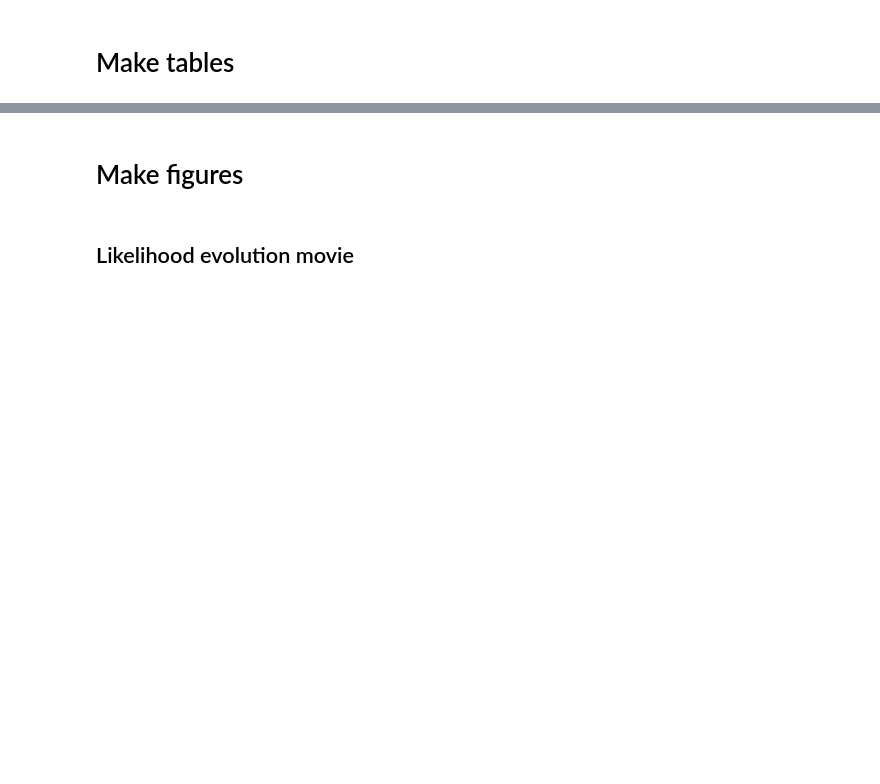
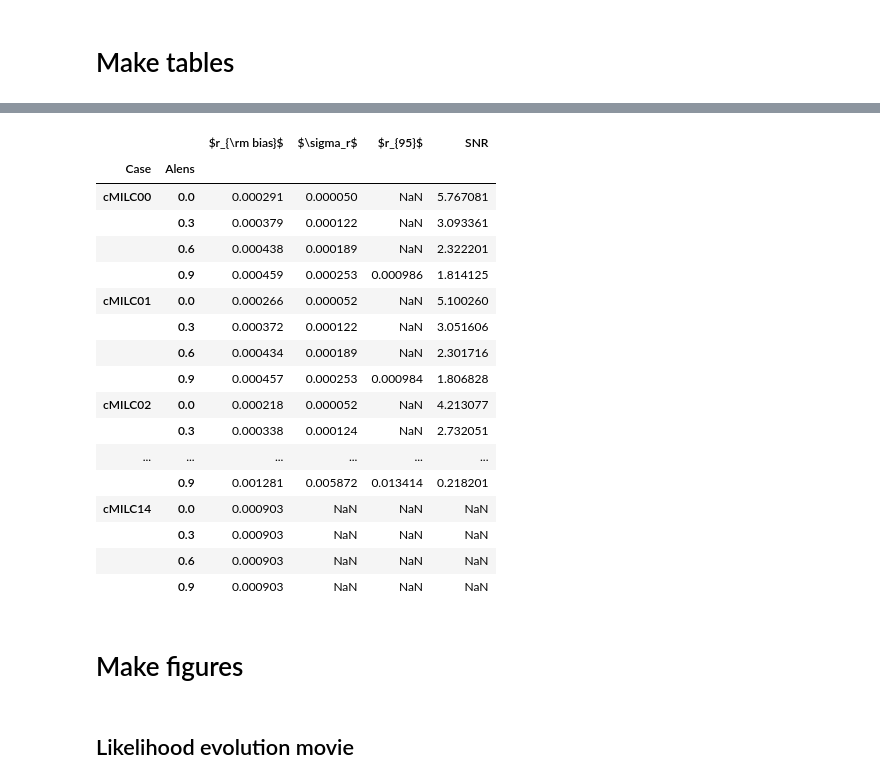
Before and after one commit to adityarotti/bmode_moment_analysis, a Jupyter notebook: codes/notebooks/PICO analysis.ipynb, the cells around one changed output, grey strips where cells are left out. Cells and saved outputs as stored; diff of their text form; code cells hidden in the pictures; blank space fills up the shorter version.

```diff
--- a/codes/notebooks/PICO analysis.ipynb
+++ b/codes/notebooks/PICO analysis.ipynb
@@ -60,9 +60,9 @@ color[0.9]="tab:red"
 # %% [markdown]
 # Analysis
 # %%
-rf=analysis.setup_r_forecasts(instrument="DPICO",only_return_dict=False,verbose=True)
-rf.setup_master(lmax=450,dell=32,fwhm=40.,mask=mask)
+rf=analysis.setup_r_forecasts(instrument="PICO",only_return_dict=False,verbose=False)
+rf.setup_master(lmin=2,lmax=450,dell=16,fwhm=40.,mask=mask)
 rf.run_spectral_analysis()
-rf.tabulate_rlike(Alens_vals=[0.0,0.3,0.6,0.9],rprop=[1e-5,5e-2,2000],compute_map=False)
+rf.tabulate_rlike(Alens_vals=[0.0,0.3,0.6,0.9],rprop=[1e-5,5e-2,2000],compute_map=False,rvar=1.)
 rf.tabulate_rstat()
 # %% [output]
@@ -126,6 +129,27 @@ df_stat.set_index(["Case","Alens"],inplace=True)
 df_stat.columns=[r"$r_{\rm bias}$ ",r"$\sigma_r$",r"$r_{95}$","SNR"]
 filename=tex_path + "r_statistics.tex"
 df_stat.to_latex(filename,longtable=True,column_format="cccccc",escape=False,float_format="%.5f")#'%.4f')
+# %%
+df_stat
+# %% [output]
+|  |  | $r_{\rm bias}$ | $\sigma_r$ | $r_{95}$ | SNR |
+| Case | Alens |  |  |  |  |
+| cMILC00 | 0.0 | 0.000291 | 0.000050 | NaN | 5.767081 |
+|  | 0.3 | 0.000379 | 0.000122 | NaN | 3.093361 |
+|  | 0.6 | 0.000438 | 0.000189 | NaN | 2.322201 |
+|  | 0.9 | 0.000459 | 0.000253 | 0.000986 | 1.814125 |
+| cMILC01 | 0.0 | 0.000266 | 0.000052 | NaN | 5.100260 |
+|  | 0.3 | 0.000372 | 0.000122 | NaN | 3.051606 |
+|  | 0.6 | 0.000434 | 0.000189 | NaN | 2.301716 |
+|  | 0.9 | 0.000457 | 0.000253 | 0.000984 | 1.806828 |
+| cMILC02 | 0.0 | 0.000218 | 0.000052 | NaN | 4.213077 |
+|  | 0.3 | 0.000338 | 0.000124 | NaN | 2.732051 |
+| ... | ... | ... | ... | ... | ... |
+|  | 0.9 | 0.001281 | 0.005872 | 0.013414 | 0.218201 |
+| cMILC14 | 0.0 | 0.000903 | NaN | NaN | NaN |
+|  | 0.3 | 0.000903 | NaN | NaN | NaN |
+|  | 0.6 | 0.000903 | NaN | NaN | NaN |
+|  | 0.9 | 0.000903 | NaN | NaN | NaN |
 # %% [markdown]
 # Make figures
 # %% [markdown]
```
Also changed, not shown: parts of 8 cells of this notebook, 58 other files.
